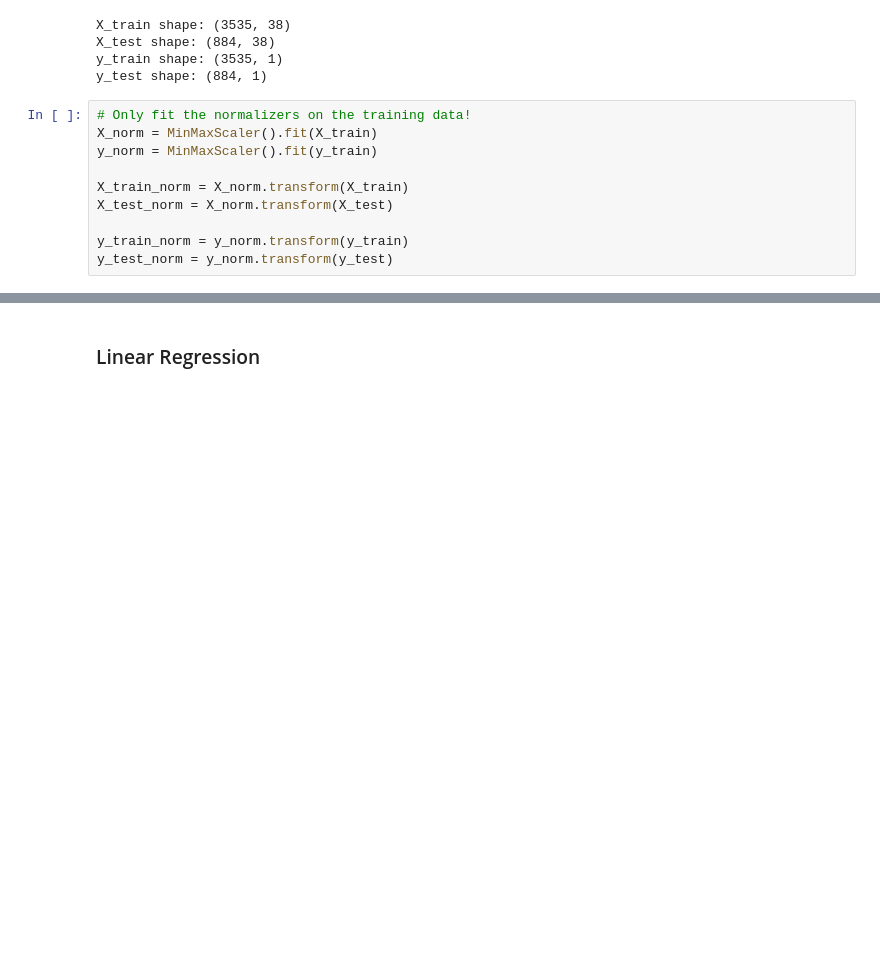
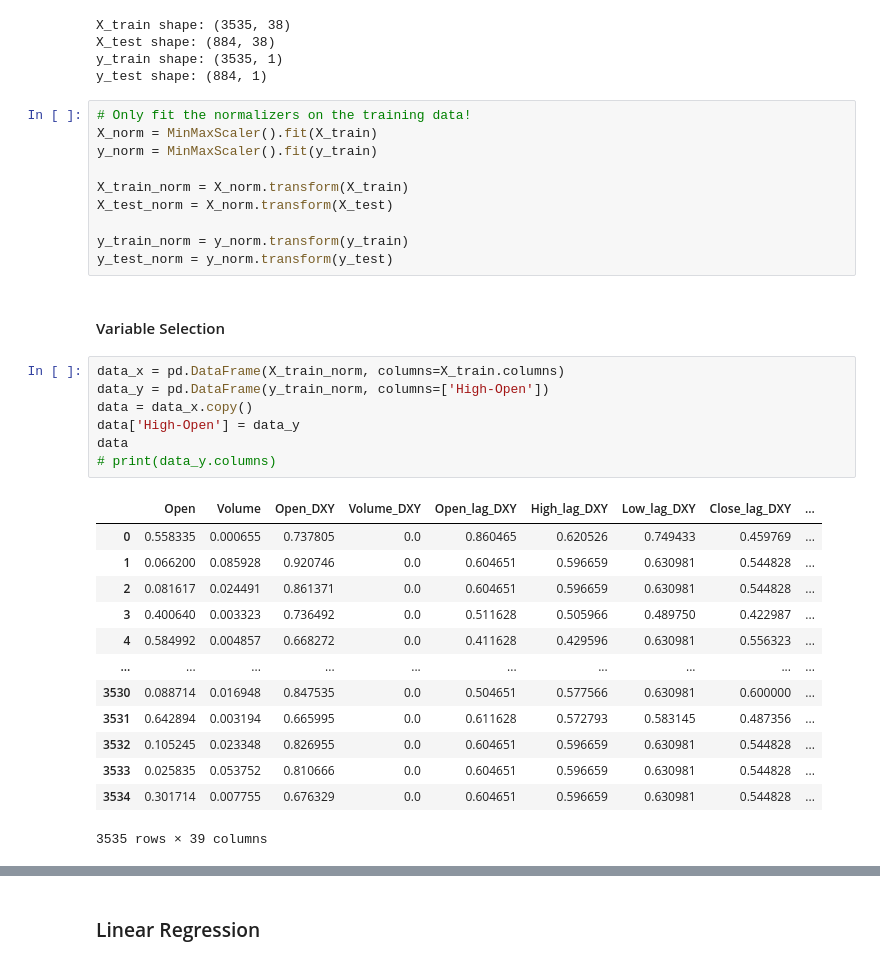
Before and after one commit to VibhuKrovvidi/USO_ETF_Day_Trading, a Jupyter notebook: notebooks/3_modelling.ipynb, the cells around one changed output, grey strips where cells are left out. Drawn from its saved outputs; the diff is of its cells as text; blank space fills up the shorter version.

```diff
--- a/notebooks/3_modelling.ipynb
+++ b/notebooks/3_modelling.ipynb
@@ -98,3 +98,26 @@ X_test_norm = X_norm.transform(X_test)
 
 y_train_norm = y_norm.transform(y_train)
 y_test_norm = y_norm.transform(y_test)
+# %% [markdown]
+#### Variable Selection
+# %%
+data_x = pd.DataFrame(X_train_norm, columns=X_train.columns)
+data_y = pd.DataFrame(y_train_norm, columns=['High-Open'])
+data = data_x.copy()
+data['High-Open'] = data_y
+data
+# print(data_y.columns)
+# %% [output]
+|  | Open | Volume | Open_DXY | Volume_DXY | Open_lag_DXY | High_lag_DXY | Low_lag_DXY | Close_lag_DXY | ... |
+| 0 | 0.558335 | 0.000655 | 0.737805 | 0.0 | 0.860465 | 0.620526 | 0.749433 | 0.459769 | ... |
+| 1 | 0.066200 | 0.085928 | 0.920746 | 0.0 | 0.604651 | 0.596659 | 0.630981 | 0.544828 | ... |
+| 2 | 0.081617 | 0.024491 | 0.861371 | 0.0 | 0.604651 | 0.596659 | 0.630981 | 0.544828 | ... |
+| 3 | 0.400640 | 0.003323 | 0.736492 | 0.0 | 0.511628 | 0.505966 | 0.489750 | 0.422987 | ... |
+| 4 | 0.584992 | 0.004857 | 0.668272 | 0.0 | 0.411628 | 0.429596 | 0.630981 | 0.556323 | ... |
+| ... | ... | ... | ... | ... | ... | ... | ... | ... | ... |
+| 3530 | 0.088714 | 0.016948 | 0.847535 | 0.0 | 0.504651 | 0.577566 | 0.630981 | 0.600000 | ... |
+| 3531 | 0.642894 | 0.003194 | 0.665995 | 0.0 | 0.611628 | 0.572793 | 0.583145 | 0.487356 | ... |
+| 3532 | 0.105245 | 0.023348 | 0.826955 | 0.0 | 0.604651 | 0.596659 | 0.630981 | 0.544828 | ... |
+| 3533 | 0.025835 | 0.053752 | 0.810666 | 0.0 | 0.604651 | 0.596659 | 0.630981 | 0.544828 | ... |
+| 3534 | 0.301714 | 0.007755 | 0.676329 | 0.0 | 0.604651 | 0.596659 | 0.630981 | 0.544828 | ... |
+3535 rows × 39 columns
```
Also changed, not shown: parts of 11 cells of this notebook, 1 other file.
